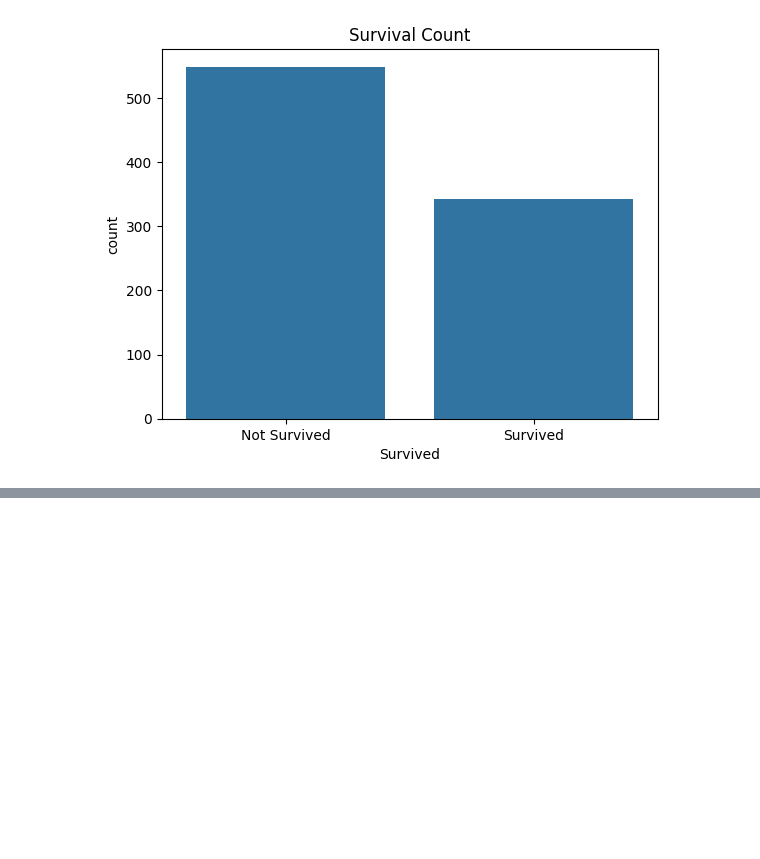
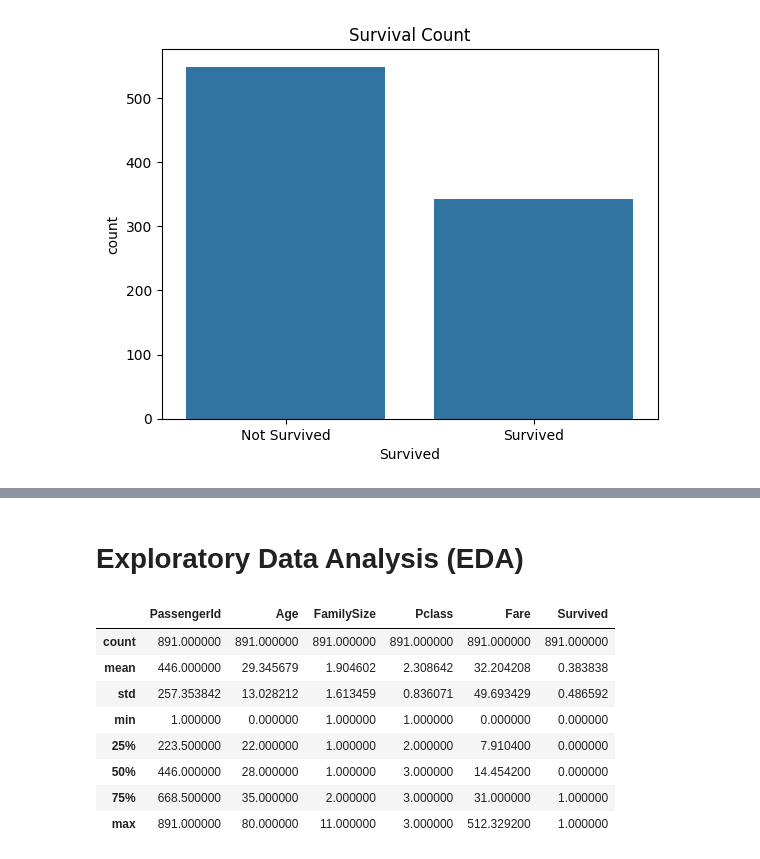
Before and after one commit to praabbass/Titanic-survey, a Jupyter notebook: titanic survive.ipynb, the cells around one changed output, grey strips where cells are left out. Saved outputs shown, nothing was run; the diff lists cells and outputs as text; code cells hidden in the pictures; blank space fills up the shorter version.

```diff
--- a/titanic survive.ipynb
+++ b/titanic survive.ipynb
@@ -266,0 +260,14 @@ plt.show()
+# %% [markdown]
+ # Exploratory Data Analysis (EDA)
+# %%
+df.describe()
+# %% [output]
+|  | PassengerId | Age | FamilySize | Pclass | Fare | Survived |
+| count | 891.000000 | 891.000000 | 891.000000 | 891.000000 | 891.000000 | 891.000000 |
+| mean | 446.000000 | 29.345679 | 1.904602 | 2.308642 | 32.204208 | 0.383838 |
+| std | 257.353842 | 13.028212 | 1.613459 | 0.836071 | 49.693429 | 0.486592 |
+| min | 1.000000 | 0.000000 | 1.000000 | 1.000000 | 0.000000 | 0.000000 |
+| 25% | 223.500000 | 22.000000 | 1.000000 | 2.000000 | 7.910400 | 0.000000 |
+| 50% | 446.000000 | 28.000000 | 1.000000 | 3.000000 | 14.454200 | 0.000000 |
+| 75% | 668.500000 | 35.000000 | 2.000000 | 3.000000 | 31.000000 | 1.000000 |
+| max | 891.000000 | 80.000000 | 11.000000 | 3.000000 | 512.329200 | 1.000000 |
```
Also changed, not shown: parts of 20 cells of this notebook.
